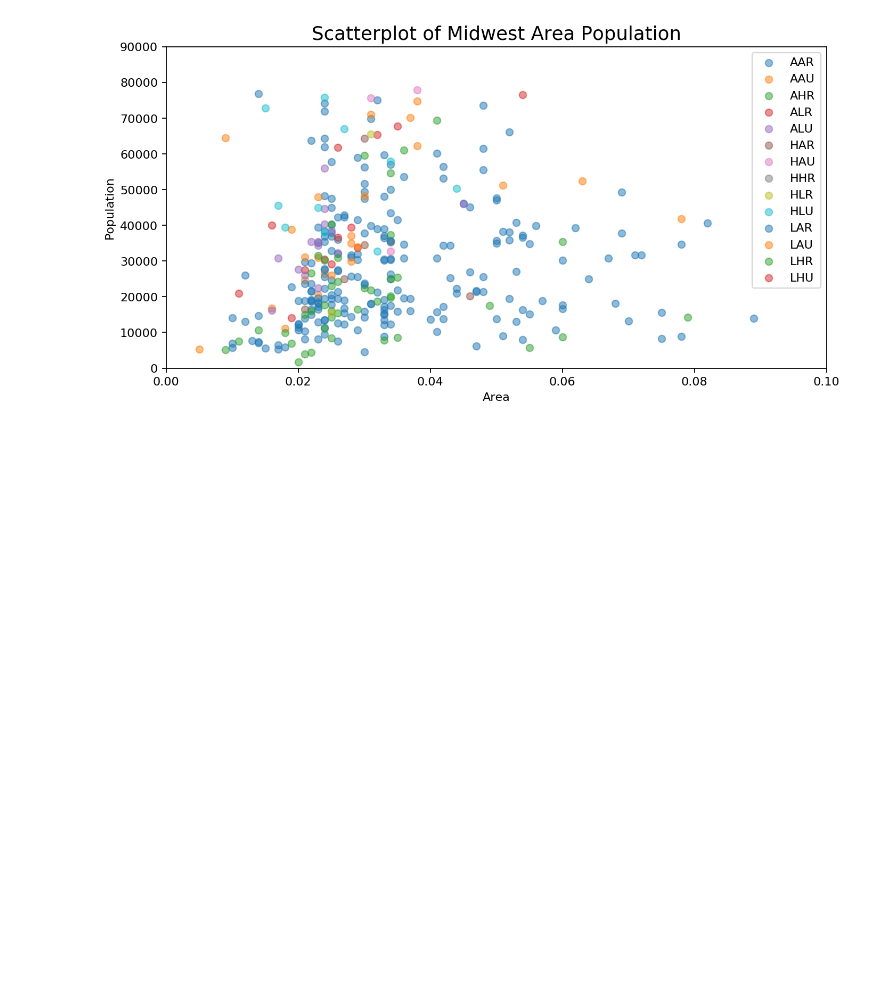
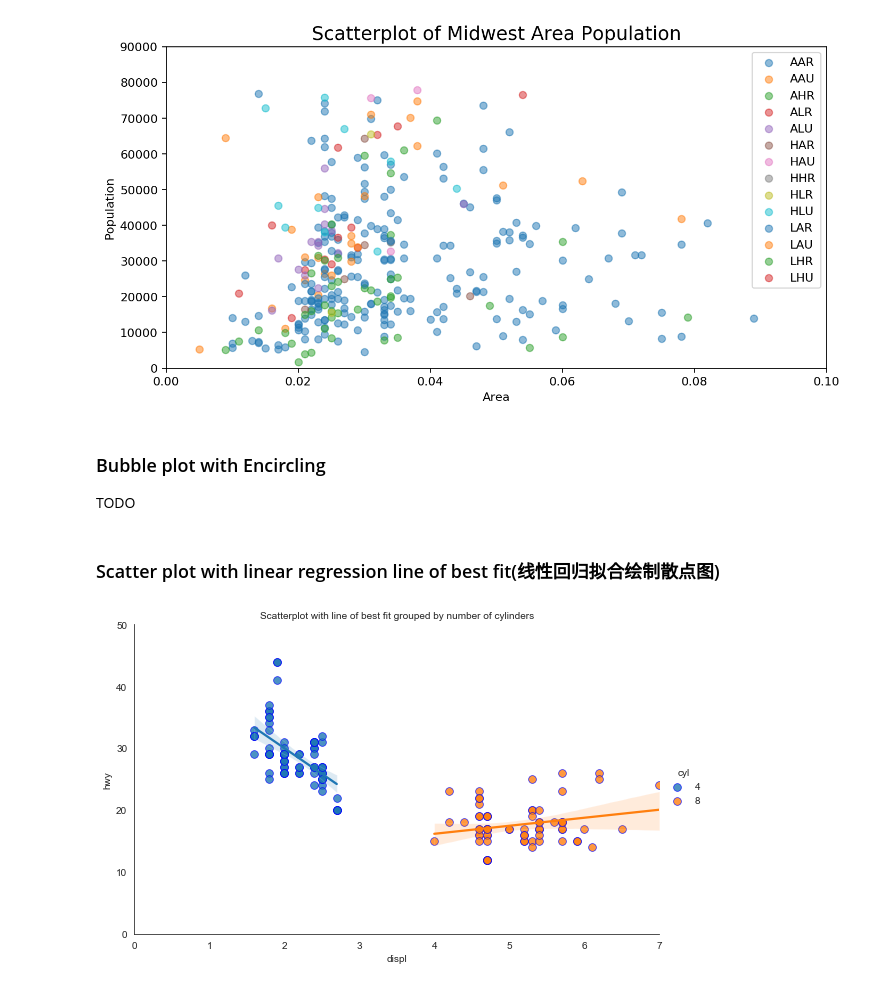
Before and after one commit to clelandgt/Python, a Jupyter notebook: Pandas/matplotlib/常用图形绘制1.ipynb, the cells around one changed output. Cells and saved outputs as stored; diff of their text form; code cells hidden in the pictures; blank space fills up the shorter version.

```diff
--- a/Pandas/matplotlib/常用图形绘制1.ipynb
+++ b/Pandas/matplotlib/常用图形绘制1.ipynb
@@ -29,0 +52,4 @@ def read_csv(path, remote=False, refresh=False):
+# %%
+# mpg
+mpg_df = read_csv('https://query.data.world/s/rfx2c635vfwr2pchhdqia5srmen7uz', remote=True)
+mpg_df.head(5)
@@ -78,3 +109,25 @@ plt.gca().set(
 plt.show()
 # %% [output]
 [figure]
+# %% [markdown]
+### Bubble plot with Encircling
+
+TODO
+# %% [markdown]
+### Scatter plot with linear regression line of best fit(线性回归拟合绘制散点图)
+# %%
+tmp_df = mpg_df[mpg_df['cyl'].isin([4,8])]
+
+# 绘制图形
+sns.set_style('white')
+# height高度; aspect=width/height. robust=True? scatter_kws对每个圆圈设置?
+gridobj = sns.lmplot(x='displ', y='hwy', hue='cyl', data=tmp_df,
+                     height=5, aspect=1.6, palette='tab10',
+                    scatter_kws={'s': 60, 'linewidths': 0.7, 'edgecolors': 'b'})
+
+# 形状调整。
+gridobj.set(xlim=(0,7), ylim=(0, 50))
+plt.title('Scatterplot with line of best fit grouped by number of cylinders', fontsize=10)
+plt.show()
+# %% [output]
+[figure, added]
```
Also changed, not shown: parts of 23 cells of this notebook.
